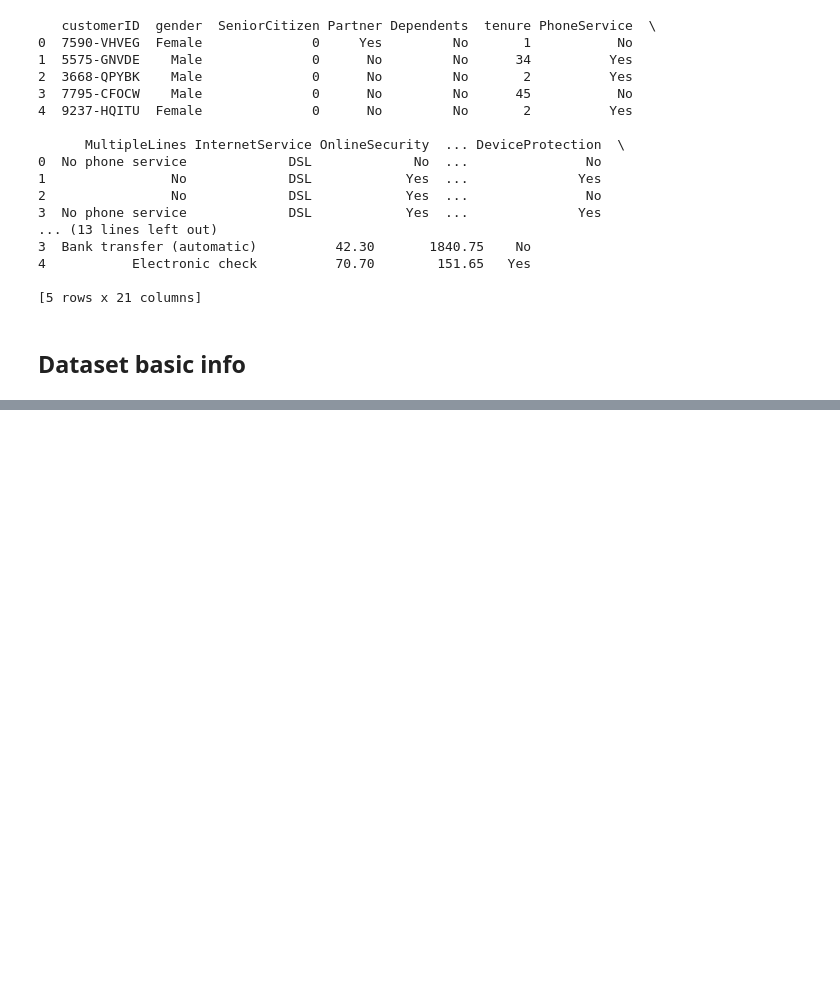
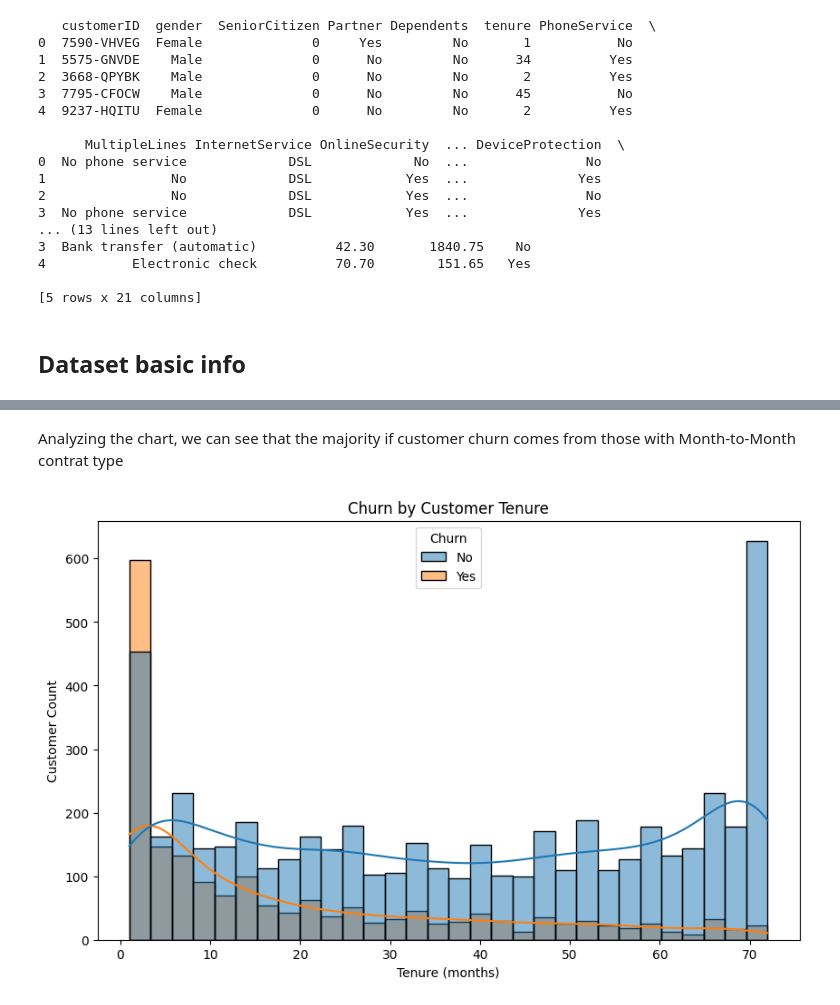
Before and after one commit to guilhermeshibuya/customer-churn, a Jupyter notebook: notebooks/exploration.ipynb, the cells around one changed output, grey strips where cells are left out. Saved outputs shown, nothing was run; the diff lists cells and outputs as text; code cells hidden in the pictures; blank space fills up the shorter version.

```diff
--- a/notebooks/exploration.ipynb
+++ b/notebooks/exploration.ipynb
@@ -74,0 +139,16 @@ dtype: int64
+# %% [markdown]
+Analyzing the chart, we can see that the majority if customer churn comes from those with Month-to-Month contrat type
+# %%
+# Churn by customer tenure
+
+plt.figure(figsize=(10, 6))
+
+sns.histplot(data=df, x='tenure', hue='Churn', bins=30, kde=True)
+
+plt.title('Churn by Customer Tenure')
+plt.xlabel('Tenure (months)')
+plt.ylabel('Customer Count')
+
+plt.show()
+# %% [output]
+[figure, added]
```
Also changed, not shown: parts of 20 cells of this notebook, 2 other files.
